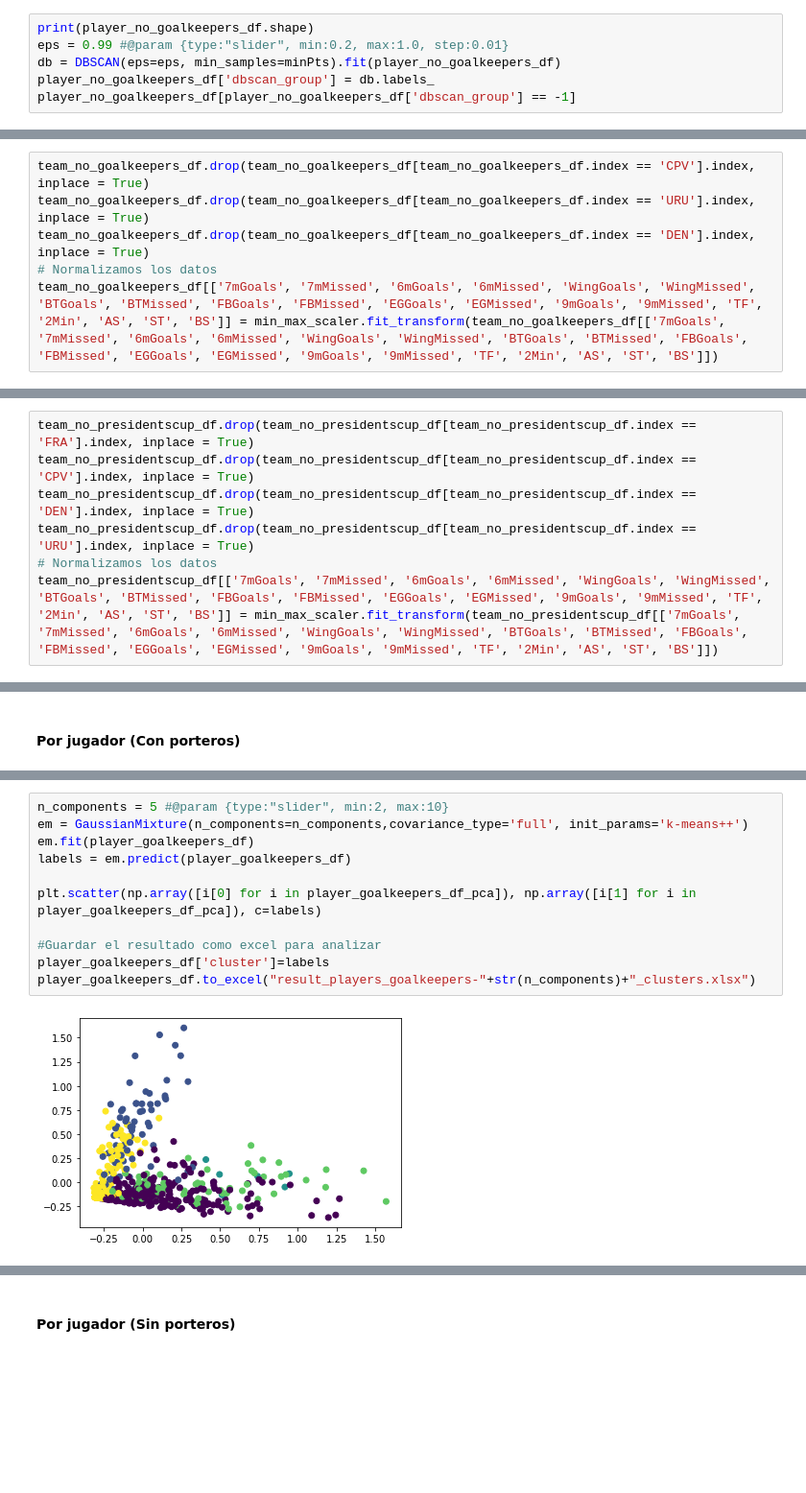
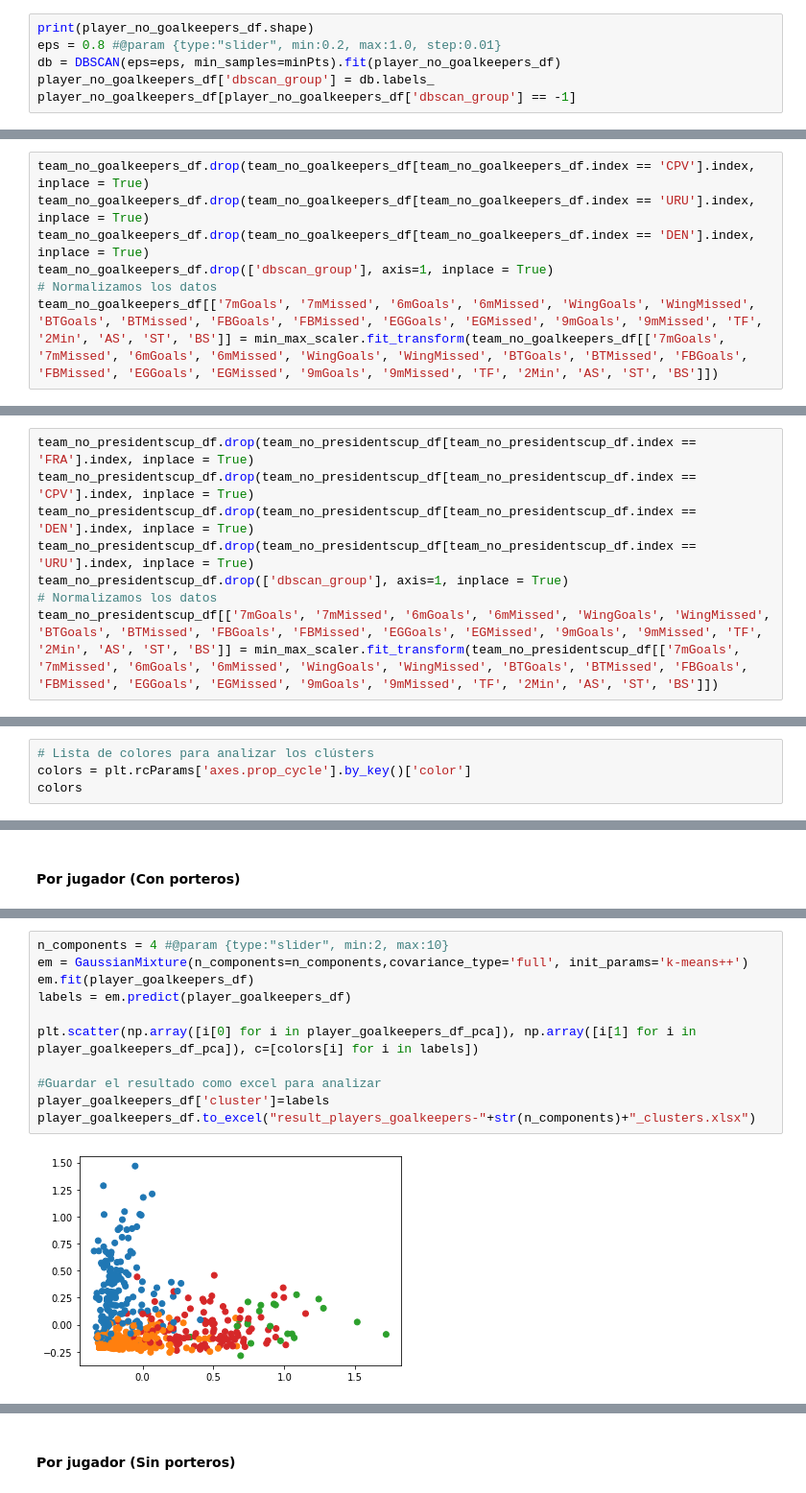
Before and after one commit to SergioMartinezCid/MUII-DSI-2022-23, a Jupyter notebook: Clustering/DSI_Trabajo_Clústering.ipynb, the cells around one changed output, grey strips where cells are left out. Shown at 96% size. Drawn from its saved outputs; the diff is of its cells as text; blank space fills up the shorter version.

```diff
--- a/Clustering/DSI_Trabajo_Clústering.ipynb
+++ b/Clustering/DSI_Trabajo_Clústering.ipynb
@@ -535,6 +685,6 @@ print(tabulate(results, headers = ("eps", "clusters", "outliers")))
 # %%
 print(player_no_goalkeepers_df.shape)
-eps = 0.99 #@param {type:"slider", min:0.2, max:1.0, step:0.01}
+eps = 0.8 #@param {type:"slider", min:0.2, max:1.0, step:0.01}
 db = DBSCAN(eps=eps, min_samples=minPts).fit(player_no_goalkeepers_df)
 player_no_goalkeepers_df['dbscan_group'] = db.labels_
 player_no_goalkeepers_df[player_no_goalkeepers_df['dbscan_group'] == -1]
@@ -804,6 +960,7 @@ Se eliminan los 3 detectados con jackknife
 team_no_goalkeepers_df.drop(team_no_goalkeepers_df[team_no_goalkeepers_df.index == 'CPV'].index, inplace = True)
 team_no_goalkeepers_df.drop(team_no_goalkeepers_df[team_no_goalkeepers_df.index == 'URU'].index, inplace = True)
 team_no_goalkeepers_df.drop(team_no_goalkeepers_df[team_no_goalkeepers_df.index == 'DEN'].index, inplace = True)
+team_no_goalkeepers_df.drop(['dbscan_group'], axis=1, inplace = True)
 # Normalizamos los datos
 team_no_goalkeepers_df[['7mGoals', '7mMissed', '6mGoals', '6mMissed', 'WingGoals', 'WingMissed', 'BTGoals', 'BTMissed', 'FBGoals', 'FBMissed', 'EGGoals', 'EGMissed', '9mGoals', '9mMissed', 'TF', '2Min', 'AS', 'ST', 'BS']] = min_max_scaler.fit_transform(team_no_goalkeepers_df[['7mGoals', '7mMissed', '6mGoals', '6mMissed', 'WingGoals', 'WingMissed', 'BTGoals', 'BTMissed', 'FBGoals', 'FBMissed', 'EGGoals', 'EGMissed', '9mGoals', '9mMissed', 'TF', '2Min', 'AS', 'ST', 'BS']])
 # %% [markdown]
@@ -815,6 +972,7 @@ team_no_presidentscup_df.drop(team_no_presidentscup_df[team_no_presidentscup_df.
 team_no_presidentscup_df.drop(team_no_presidentscup_df[team_no_presidentscup_df.index == 'CPV'].index, inplace = True)
 team_no_presidentscup_df.drop(team_no_presidentscup_df[team_no_presidentscup_df.index == 'DEN'].index, inplace = True)
 team_no_presidentscup_df.drop(team_no_presidentscup_df[team_no_presidentscup_df.index == 'URU'].index, inplace = True)
+team_no_presidentscup_df.drop(['dbscan_group'], axis=1, inplace = True)
 # Normalizamos los datos
 team_no_presidentscup_df[['7mGoals', '7mMissed', '6mGoals', '6mMissed', 'WingGoals', 'WingMissed', 'BTGoals', 'BTMissed', 'FBGoals', 'FBMissed', 'EGGoals', 'EGMissed', '9mGoals', '9mMissed', 'TF', '2Min', 'AS', 'ST', 'BS']] = min_max_scaler.fit_transform(team_no_presidentscup_df[['7mGoals', '7mMissed', '6mGoals', '6mMissed', 'WingGoals', 'WingMissed', 'BTGoals', 'BTMissed', 'FBGoals', 'FBMissed', 'EGGoals', 'EGMissed', '9mGoals', '9mMissed', 'TF', '2Min', 'AS', 'ST', 'BS']])
 # %% [markdown]
@@ -908,0 +1068,4 @@ Por lo que se nos ha comentado en clase, no hay ninguna técnica específica par
+# %%
+# Lista de colores para analizar los clústers
+colors = plt.rcParams['axes.prop_cycle'].by_key()['color']
+colors
@@ -1017,13 +1189,13 @@ Con otras covarianzas no cambia demasiado.
 # %%
-n_components = 5 #@param {type:"slider", min:2, max:10}
+n_components = 4 #@param {type:"slider", min:2, max:10}
 em = GaussianMixture(n_components=n_components,covariance_type='full', init_params='k-means++')
 em.fit(player_goalkeepers_df)
 labels = em.predict(player_goalkeepers_df)
 
-plt.scatter(np.array([i[0] for i in player_goalkeepers_df_pca]), np.array([i[1] for i in player_goalkeepers_df_pca]), c=labels)
+plt.scatter(np.array([i[0] for i in player_goalkeepers_df_pca]), np.array([i[1] for i in player_goalkeepers_df_pca]), c=[colors[i] for i in labels])
 
 #Guardar el resultado como excel para analizar
 player_goalkeepers_df['cluster']=labels
 player_goalkeepers_df.to_excel("result_players_goalkeepers-"+str(n_components)+"_clusters.xlsx")
 # %% [output]
-[figure, old version]
+[figure, new version]
```
Also changed, not shown: parts of 53 cells of this notebook.
